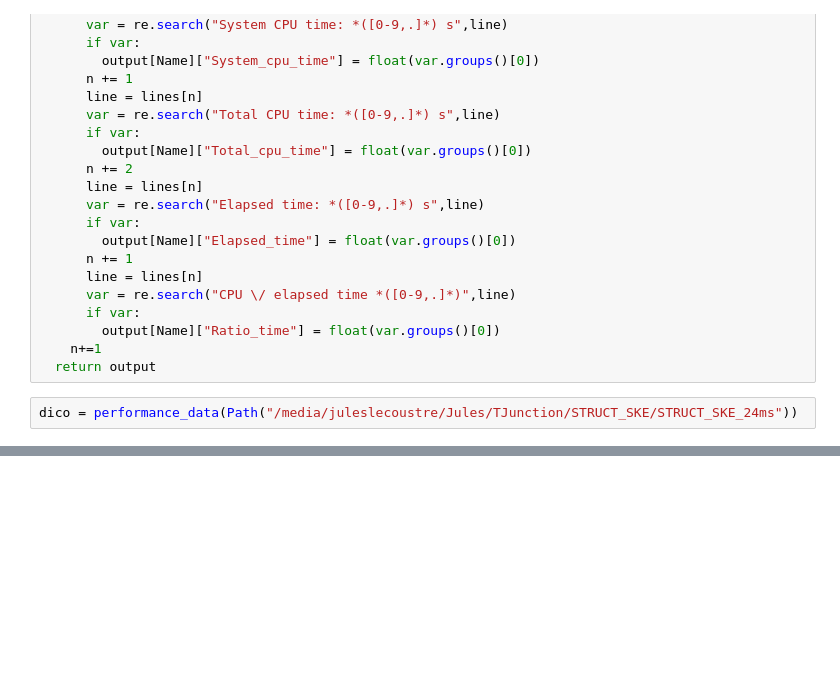
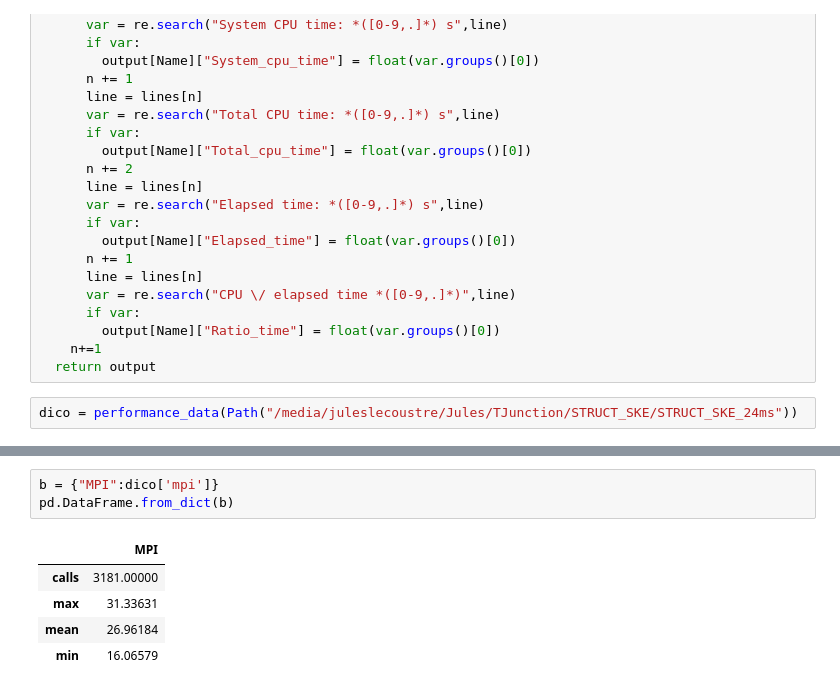
Before and after one commit to JulesL2/CS_Postprocess, a Jupyter notebook: Performances.ipynb, the cells around one changed output, grey strips where cells are left out. Saved outputs shown, nothing was run; the diff lists cells and outputs as text; blank space fills up the shorter version.

```diff
--- a/Performances.ipynb
+++ b/Performances.ipynb
@@ -198,0 +192,9 @@ pd.DataFrame.from_dict(dico)
+# %%
+b = {"MPI":dico['mpi']}
+pd.DataFrame.from_dict(b)
+# %% [output]
+|  | MPI |
+| calls | 3181.00000 |
+| max | 31.33631 |
+| mean | 26.96184 |
+| min | 16.06579 |
```
Also changed, not shown: parts of 7 cells of this notebook, 1 other file.
